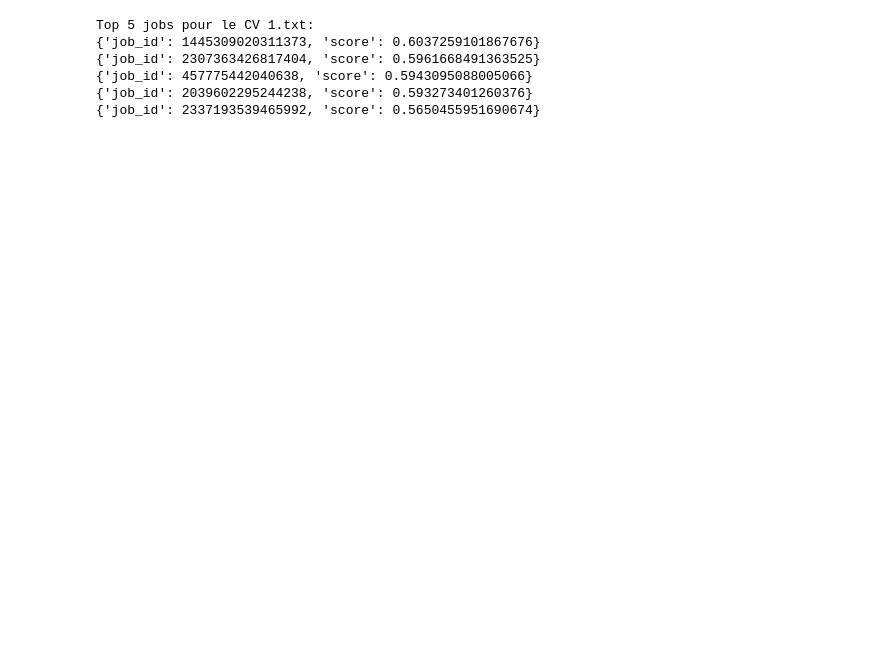
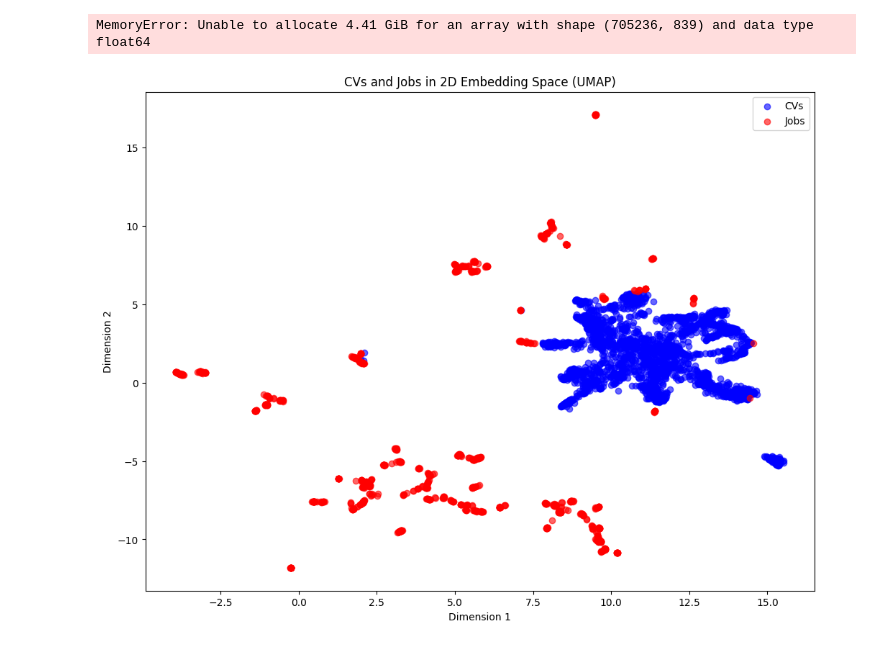
Before and after one commit to Eragon783/Smart_Resume_and_Job_Matcher, a Jupyter notebook: 6.resume_job_offer_match.ipynb, the cells around one changed output. Drawn from its saved outputs; the diff is of its cells as text; code cells hidden in the pictures; blank space fills up the shorter version.

```diff
--- a/6.resume_job_offer_match.ipynb
+++ b/6.resume_job_offer_match.ipynb
@@ -34,23 +31,30 @@ def find_top_jobs_for_cv(cv_text, top_n=5):
 # %%
-cv_idx = 0
-cv_emb = np.zeros((1, resume_index.d), dtype=np.float32)
-resume_index.reconstruct(cv_idx, cv_emb[0])
+cv_embeddings = reconstruct_embeddings(resume_index)
+job_embeddings = reconstruct_embeddings(jobs_index)
+all_embeddings = np.vstack([cv_embeddings, job_embeddings])
 
-cv_emb = cv_emb / np.linalg.norm(cv_emb, axis=1, keepdims=True)
+reducer = umap.UMAP(n_components=2, random_state=42, n_neighbors=15, min_dist=0.1)
+all_2d = reducer.fit_transform(all_embeddings)
 
-top_n = 5
-distances, indices = jobs_index.search(cv_emb, top_n)
+cv_2d, job_2d = all_2d[:len(cv_embeddings)], all_2d[len(cv_embeddings):]
 
-results = [{"job_id": jobs_mapping[str(idx)], "score": float(score)}
-           for score, idx in zip(distances[0], indices[0])]
-
-print(f"Top {top_n} jobs pour le CV {resume_mapping[cv_idx]}:")
+cv_index = 0
+cv_emb_normalized = cv_embeddings[cv_index:cv_index+1] / np.linalg.norm(cv_embeddings[cv_index:cv_index+1], axis=1, keepdims=True)
+distances, indices = jobs_index.search(cv_emb_normalized, 5)
+results = [{"job_id": jobs_mapping[idx], "score": float(score)} for score, idx in zip(distances[0], indices[0])]
+print(f"Top 5 jobs for CV {resume_mapping[cv_index]}:")
 for r in results:
     print(r)
 # %% [output]
-Top 5 jobs pour le CV 1.txt:
-{'job_id': 1445309020311373, 'score': 0.6037259101867676}
-{'job_id': 2307363426817404, 'score': 0.5961668491363525}
-{'job_id': 457775442040638, 'score': 0.5943095088005066}
-{'job_id': 2039602295244238, 'score': 0.593273401260376}
-{'job_id': 2337193539465992, 'score': 0.5650455951690674}
+MemoryError: Unable to allocate 4.41 GiB for an array with shape (705236, 839) and data type float64
+# %%
+plt.figure(figsize=(12, 9))
+plt.scatter(cv_2d[:, 0], cv_2d[:, 1], c="blue", label="CVs", alpha=0.6)
+plt.scatter(job_2d[:, 0], job_2d[:, 1], c="red", label="Jobs", alpha=0.6)
+plt.legend()
+plt.title("CVs and Jobs in 2D Embedding Space (UMAP)")
+plt.xlabel("Dimension 1")
+plt.ylabel("Dimension 2")
+plt.show()
+# %% [output]
+[figure, added]
```
Also changed, not shown: parts of 3 cells of this notebook, 2 other files.
